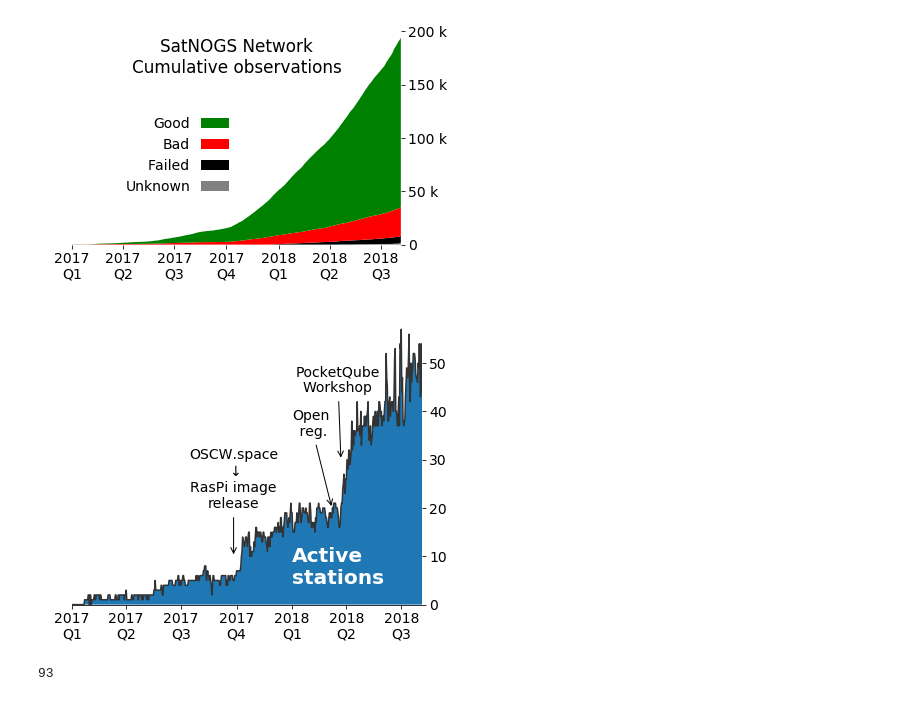
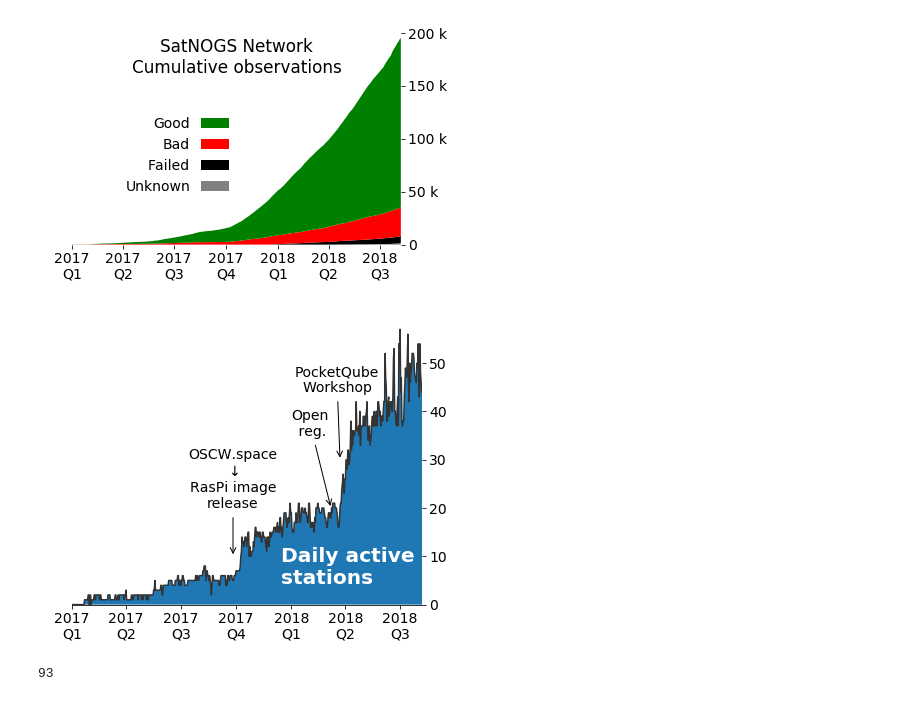
Before and after one commit to wiredlab/scheduling-bazaar, a Jupyter notebook: notebooks/observations-status.ipynb, the cells around one changed output. Saved outputs shown, nothing was run; the diff lists cells and outputs as text; code cells hidden in the pictures.

```diff
--- a/notebooks/observations-status.ipynb
+++ b/notebooks/observations-status.ipynb
@@ -251,8 +251,8 @@ actives = np.array(actives)
 
 ax.plot(days, actives, color='#333333')
 
-ax.text(datetime(2018, 1, 1), 12,
-        'Active\nstations',
+ax.text(datetime(2017, 12, 15), 12,
+        'Daily active\nstations',
         va='top',
         ha='left',
         fontsize='x-large',
@@ -320,34 +320,34 @@ if False:
         ha='center',
         size='medium',
         arrowprops=dict(arrowstyle='->'),
     )
 
 ax.annotate(
     'Open\n reg.',
     (datetime(2018, 3, 8), 20),
     xytext=(datetime(2018, 2, 1), 35),
     ha='center',
     size='medium',
     arrowprops=dict(arrowstyle='->'),
     bbox=bbprops,
 )
 
 ax.annotate(
     'PocketQube\nWorkshop',
     (datetime(2018, 3, 23), 30),
     xytext=(datetime(2018, 3, 18), 44),
     ha='center',
     size='medium',
     arrowprops=dict(arrowstyle='->'),
     bbox=bbprops,
 )
 
 
 plt.tight_layout()
 
 fig.savefig('network-active-stations.png', dpi=600, transparent=True)
 # %% [output]
-[figure, old version]
+[figure, new version]
 # %%
 # compute access time per gs
 
```
Also changed, not shown: parts of 6 cells of this notebook, 1 other file.
